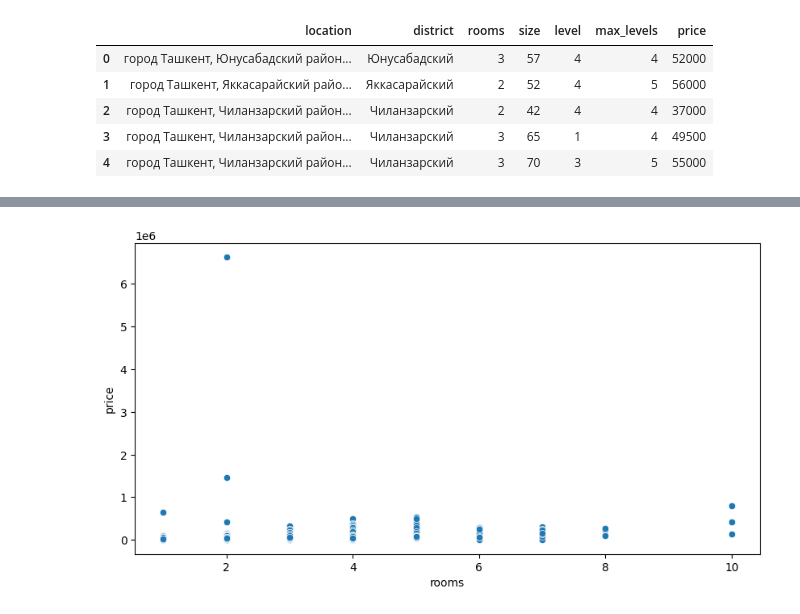
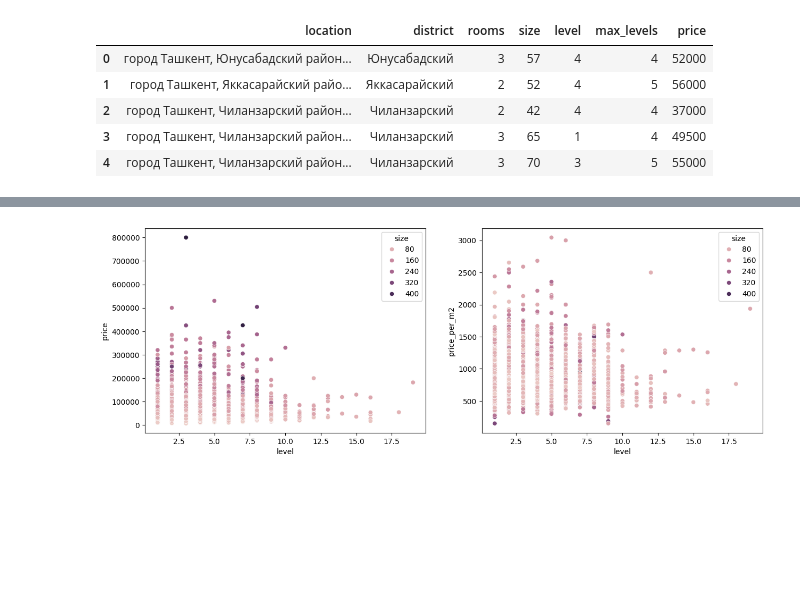
Before and after one commit to usmonaliyev99/ml-tutorials, a Jupyter notebook: 6.ml-steps/6.ipynb, the cells around one changed output, grey strips where cells are left out. Saved outputs shown, nothing was run; the diff lists cells and outputs as text; code cells hidden in the pictures; blank space fills up the shorter version.

Commit message:
refactor: clearing of test data

```diff
--- a/6.ml-steps/6.ipynb
+++ b/6.ml-steps/6.ipynb
@@ -58,22 +37,10 @@ import numpy as np
 df.price = df.price.replace('Договорная', np.nan).astype(float)
 # %%
 df['size'] = df['size'].replace('Площадьземли:1сот', 100).astype(float)
+# %%
+df.loc[df.price > 1000000, 'price'] = np.nan
 # %%
 # Group by 'district' and calculate the mean of 'price' for each group
 price_mean = df.groupby('district')['price'].transform(lambda x: x.fillna(x.mean()))
 
 df['price'] = df['price'].fillna(price_mean)
-# %%
-df.sort_values('price', ascending=False).head(50)
-
-df.at[5903, 'price'] = df[df.district == 'Учтепинский'].price.mean()
-df.at[6952, 'price'] = df[df.district == 'Шайхантахурский'].price.mean()
-df.at[6952, 'price'] = df[df.district == 'Шайхантахурский'].price.mean()
-df.at[7296, 'price'] = df[df.district == 'Яшнободский'].price.mean()
-df.at[330, 'price'] = df[df.district == 'Яшнободский'].price.mean()
-df.at[1744, 'price'] = df[df.district == 'Олмазорский'].price.mean()
-df.at[6517, 'price'] = df[df.district == 'Юнусабадский'].price.mean()
-df.at[6133, 'price'] = df[df.district == 'Юнусабадский'].price.mean()
-
-
-df[df.district == 'Юнусабадский'].sort_values('price')
@@ -116,0 +47,16 @@ plt.xticks(rotation=90)
+# %%
+df['m2_per_room'] = df['size'] / df.rooms
+df['price_per_m2'] = df.price / df['size']
+df['room_price'] = df.price / df.rooms
+# %%
+trash = df.loc[df['m2_per_room'] > 100].index
+df.drop(index=trash, inplace=True)
+
+trash = df.loc[df['size'] < 5].index
+df.drop(index=trash, inplace=True)
+
+trash = df.loc[df.price_per_m2 > 5000].index
+df.drop(index=trash, inplace=True)
+
+trash = df[(df.price_per_m2 < 100) | ((df.m2_per_room < 20) & (df.price_per_m2 > 2500))].index
+df.drop(index=trash, inplace=True)
@@ -117,15 +90,9 @@ plt.xticks(rotation=90)
 # %%
-import matplotlib.pyplot as plt
-import seaborn as sns
+fig, ax = plt.subplots(1, 2, figsize=(15, 5))
 
-%matplotlib inline
-
-plt.figure(figsize=(10, 5))
-
-sns.scatterplot(data=df, x='rooms', y=df.price)
-# sns.lineplot(data=df, x='rooms', y='price')
-
+sns.scatterplot(data=df, x='level', y='price', ax=ax[0], hue='size')
+sns.scatterplot(data=df, x='level', y='price_per_m2', ax=ax[1], hue='size')
 
 plt.show()
 # %% [output]
-[figure, old version]
+[figure, new version]
```
Also changed, not shown: parts of 8 cells of this notebook.
